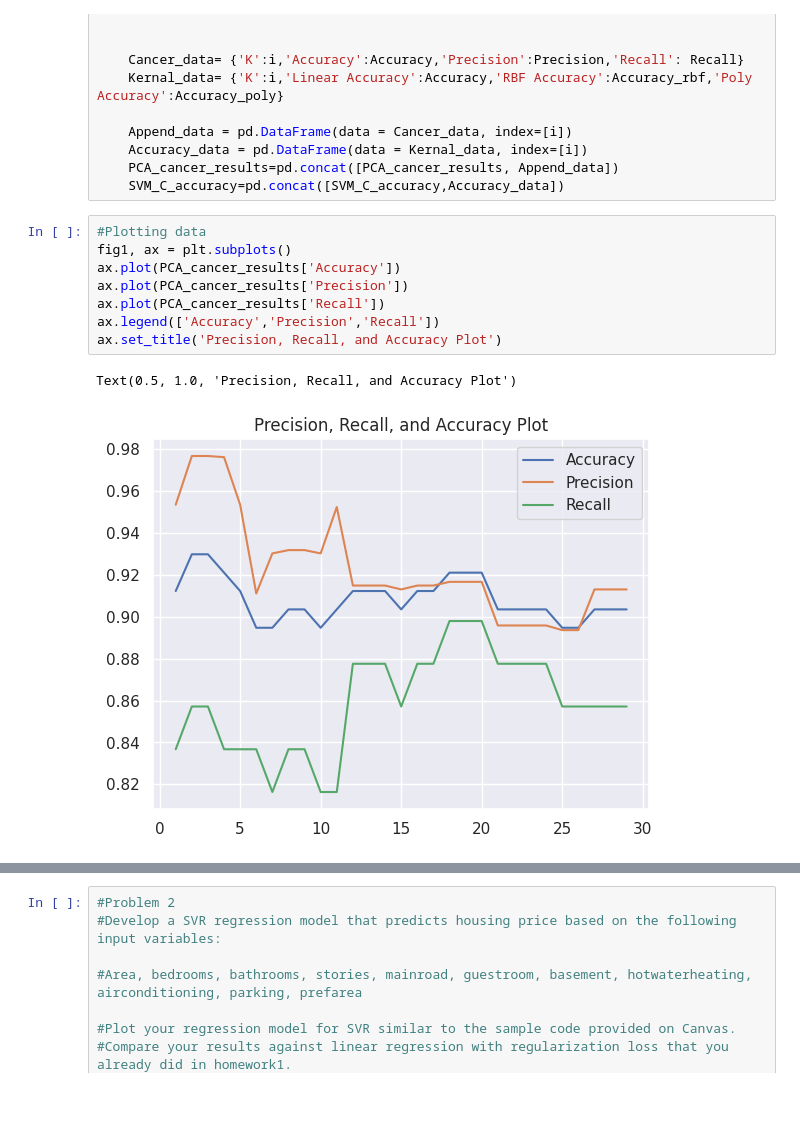
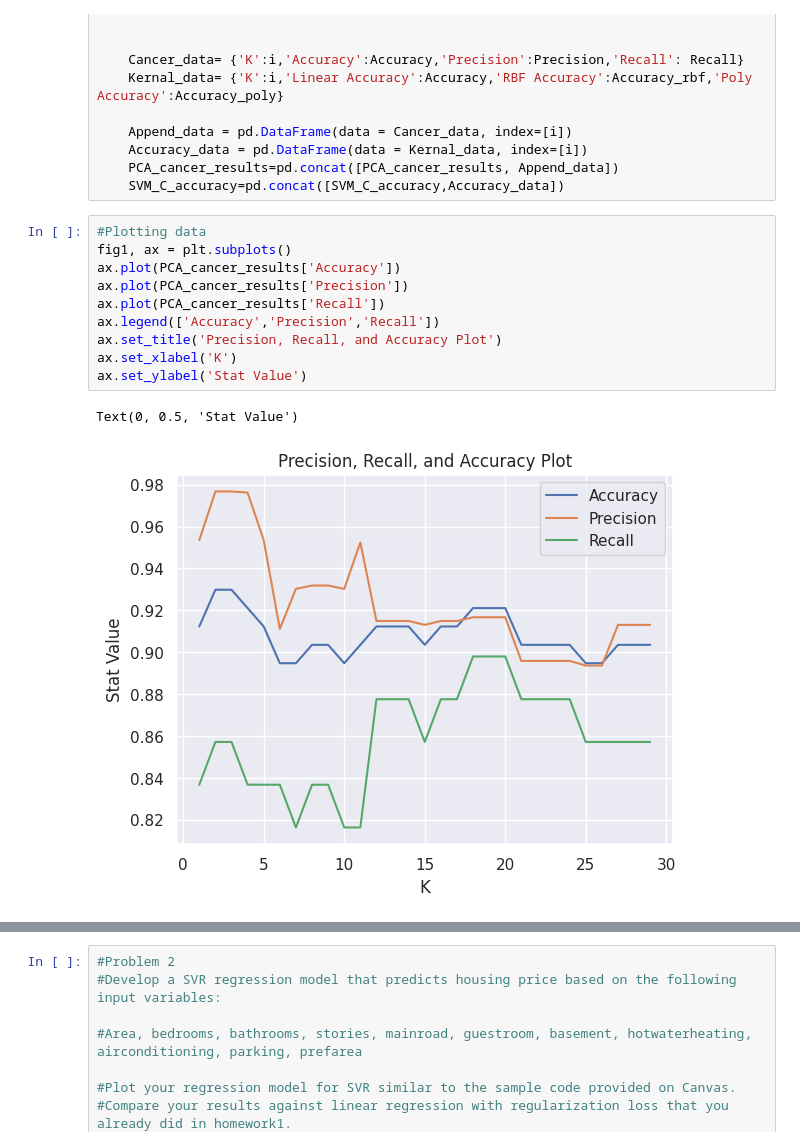
Before and after one commit to Pathin220/4105_ML, a Jupyter notebook: 4105_Hw_4.ipynb, the cells around one changed output, grey strips where cells are left out. Cells and saved outputs as stored; diff of their text form; blank space fills up the shorter version.

```diff
--- a/4105_Hw_4.ipynb
+++ b/4105_Hw_4.ipynb
@@ -104,14 +104,16 @@ for i in arange:
 # %%
 #Plotting data
 fig1, ax = plt.subplots()
 ax.plot(PCA_cancer_results['Accuracy'])
 ax.plot(PCA_cancer_results['Precision'])
 ax.plot(PCA_cancer_results['Recall'])
 ax.legend(['Accuracy','Precision','Recall'])
 ax.set_title('Precision, Recall, and Accuracy Plot')
+ax.set_xlabel('K')
+ax.set_ylabel('Stat Value')
 # %% [output]
-Text(0.5, 1.0, 'Precision, Recall, and Accuracy Plot')
+Text(0, 0.5, 'Stat Value')
-[figure, old version]
+[figure, new version]
 # %%
 #Plotting data
 fig1, ax = plt.subplots()
```
Also changed, not shown: parts of 2 cells of this notebook.
